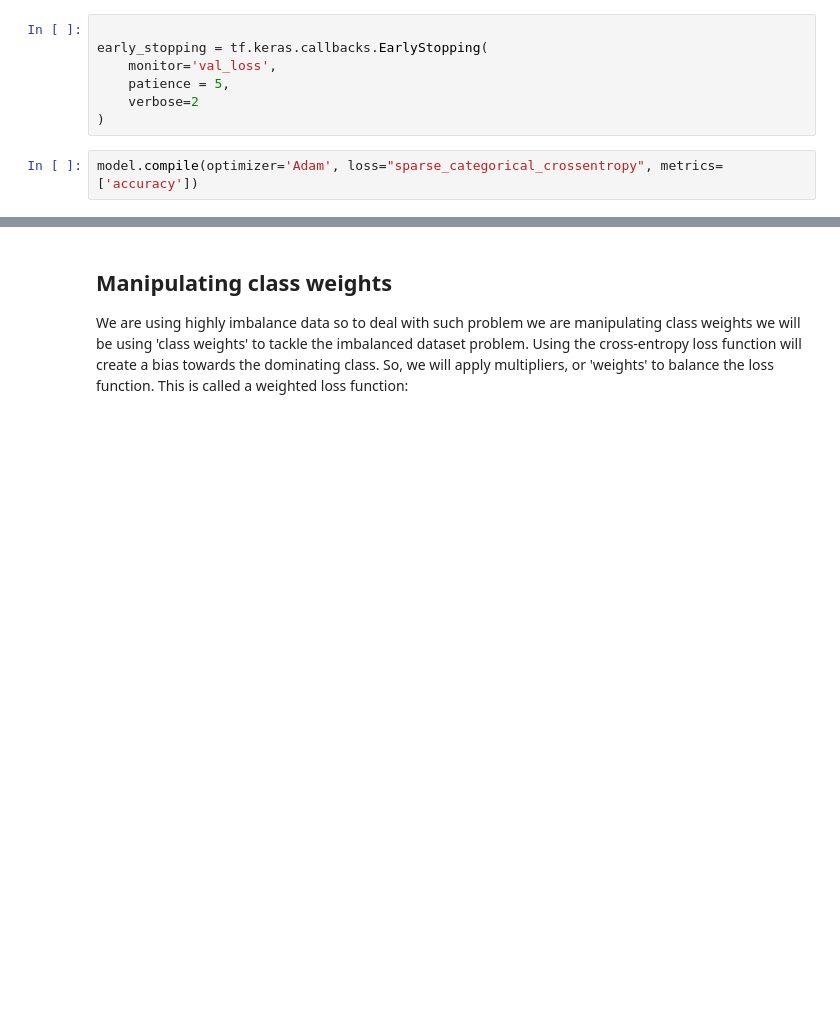
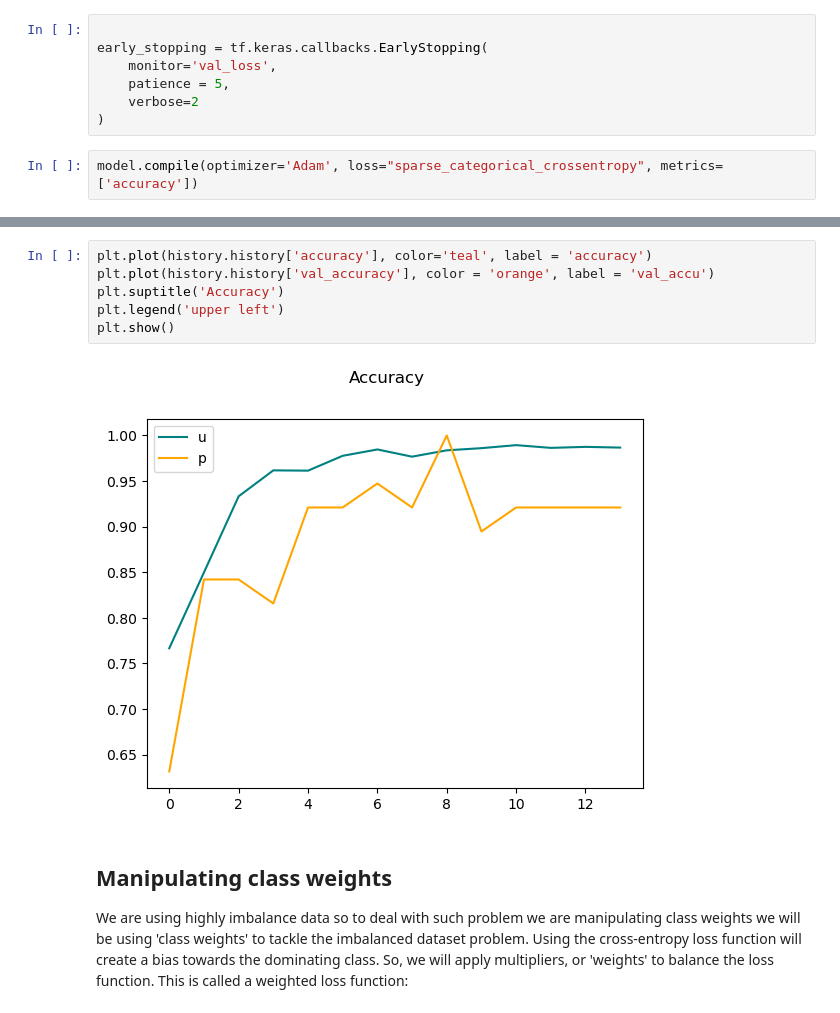
Before and after one commit to rohan-singh987/chestXRay, a Jupyter notebook: chestXray.ipynb, the cells around one changed output, grey strips where cells are left out. Saved outputs shown, nothing was run; the diff lists cells and outputs as text; blank space fills up the shorter version.

```diff
--- a/chestXray.ipynb
+++ b/chestXray.ipynb
@@ -226,3 +231,11 @@ NameError: name 'history' is not defined
+# %%
+plt.plot(history.history['accuracy'], color='teal', label = 'accuracy')
+plt.plot(history.history['val_accuracy'], color = 'orange', label = 'val_accu')
+plt.suptitle('Accuracy')
+plt.legend('upper left')
+plt.show()
+# %% [output]
+[figure, added]
 # %% [markdown]
 ## Manipulating class weights
 
```
Also changed, not shown: parts of 3 cells of this notebook.
